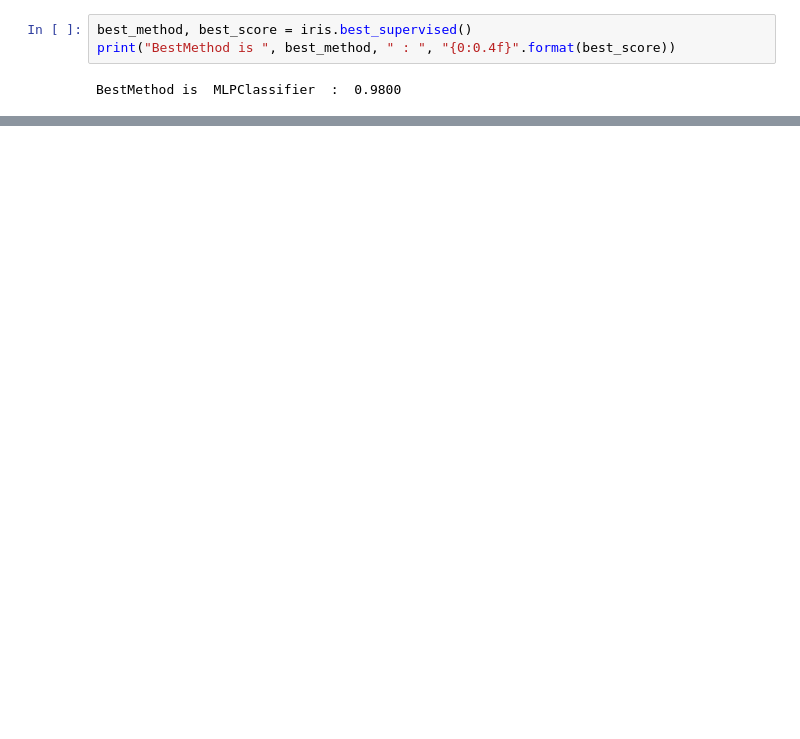
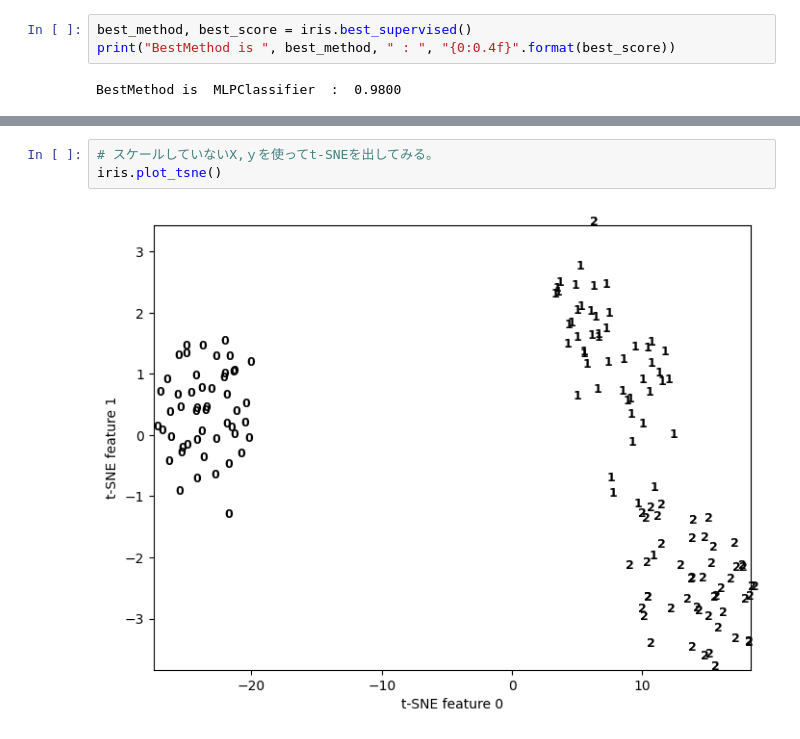
Before and after one commit to rymatois/jupyter-project, a Jupyter notebook: Iris_assignment/iris_analysis.ipynb, the cells around one changed output, grey strips where cells are left out. Drawn from its saved outputs; the diff is of its cells as text; blank space fills up the shorter version.

```diff
--- a/Iris_assignment/iris_analysis.ipynb
+++ b/Iris_assignment/iris_analysis.ipynb
@@ -142,0 +221,5 @@ graph = iris.visualize_decision_tree()
+# %%
+# スケールしていないX,ｙを使ってt-SNEを出してみる。
+iris.plot_tsne()
+# %% [output]
+[figure, added]
```
Also changed, not shown: parts of 15 cells of this notebook, 1 other file.
